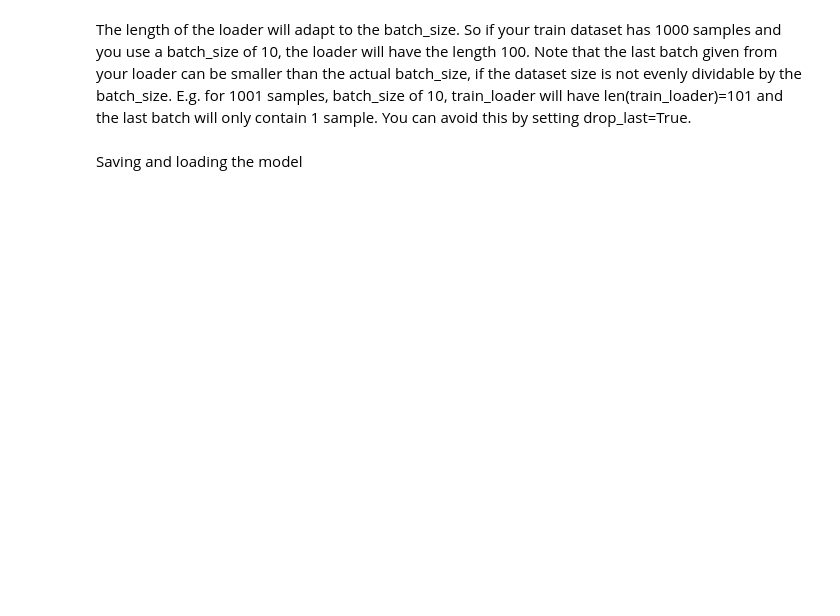
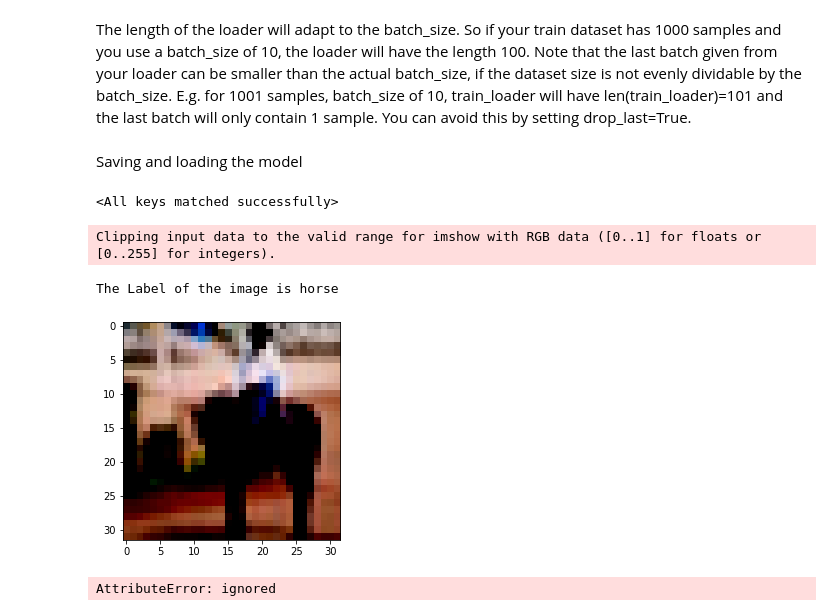
Before and after one commit to Darshan-20310597/Computer-Vision, a Jupyter notebook: First_CNN_CIRFAR10.ipynb, the cells around one changed output. Saved outputs shown, nothing was run; the diff lists cells and outputs as text; code cells hidden in the pictures; blank space fills up the shorter version.

```diff
--- a/First_CNN_CIRFAR10.ipynb
+++ b/First_CNN_CIRFAR10.ipynb
@@ -256,4 +288,34 @@ Note that the last batch given from your loader can be smaller than the actual b
 Saving and loading the model
 # %%
 torch.save(model.state_dict(), 'cifar10-cnn.pth')
-model2.load_state_dict(torch.load('cifar10-cnn.pth'))
+model2 = ConvNet()
+#model2.load_state_dict(torch.load(PATH))
+model2.eval()
+model2.load_state_dict(torch.load('cnn.pth'))
+# %% [output]
+<All keys matched successfully>
+# %%
+def show_image(img,label):
+  print (f'The Label of the image is {train_dataset.classes[label]}')
+  plt.imshow(img.permute(1, 2, 0))
+# %%
+show_image(*train_dataset[11])
+# %% [output]
+Clipping input data to the valid range for imshow with RGB data ([0..1] for floats or [0..255] for integers).
+The Label of the image is horse
+[figure, added]
+# %%
+fig, axes = plt.subplots(ncols=7, nrows=3, sharex=False,
+    sharey=True, figsize=(17, 8))
+index = 0
+for i in range(3):
+    for j in range(7):
+        axes[i,j].set_title('actual:' + labels[y_test[index][0]] + '\n'
+                            + 'predicted:' + labels[predictions[index][0]])
+        axes[i,j].imshow(X_test[index], cmap='gray')
+        axes[i,j].get_xaxis().set_visible(False)
+        axes[i,j].get_yaxis().set_visible(False)
+        index += 1
+plt.show()
+# %% [output]
+AttributeError: ignored
```
Also changed, not shown: parts of 8 cells of this notebook.
